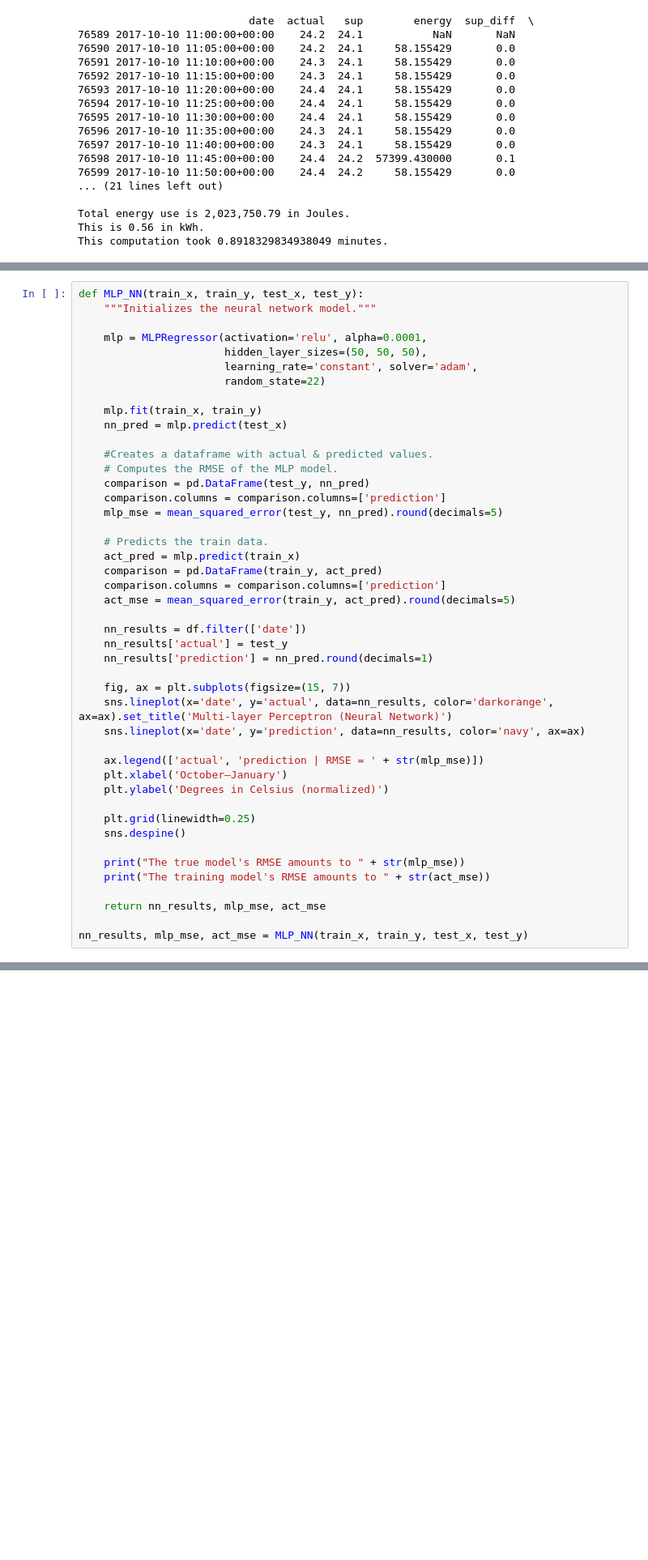
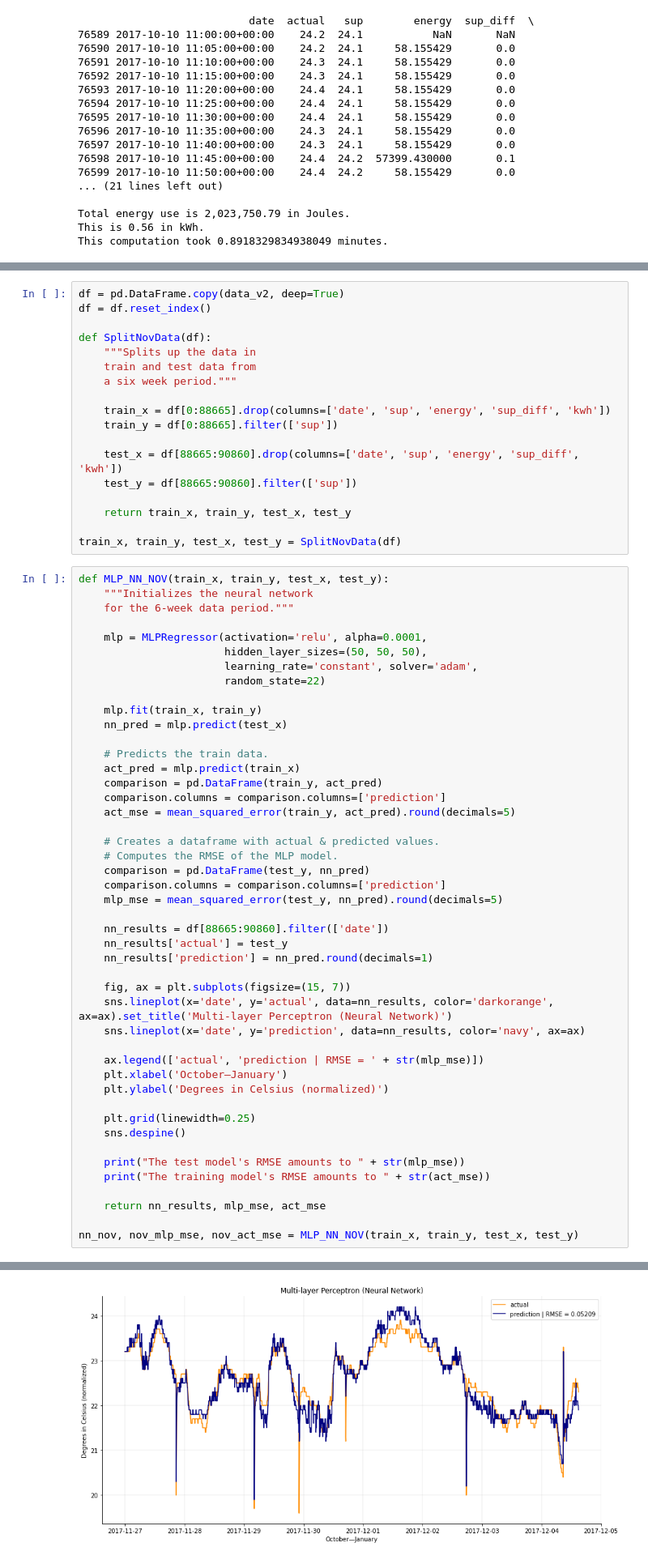
Before and after one commit to RoyyvB/ForecastTemperature, a Jupyter notebook: notebook.ipynb, the cells around one changed output, grey strips where cells are left out. Shown at 81% size. Drawn from its saved outputs; the diff is of its cells as text; blank space fills up the shorter version.

Commit message:
Modelled 6-week period data and computed RMSE of 0.5.

```diff
--- a/notebook.ipynb
+++ b/notebook.ipynb
@@ -515,6 +496,25 @@ train_x, train_y, test_x, test_y = SplitData(df)
+# %%
+df = pd.DataFrame.copy(data_v2, deep=True)
+df = df.reset_index()
+
+def SplitNovData(df):
+    """Splits up the data in
+    train and test data from
+    a six week period."""
+
+    train_x = df[0:88665].drop(columns=['date', 'sup', 'energy', 'sup_diff', 'kwh'])
+    train_y = df[0:88665].filter(['sup'])
+
+    test_x = df[88665:90860].drop(columns=['date', 'sup', 'energy', 'sup_diff', 'kwh'])
+    test_y = df[88665:90860].filter(['sup'])
+
+    return train_x, train_y, test_x, test_y
+
+train_x, train_y, test_x, test_y = SplitNovData(df)
 # %%
-def MLP_NN(train_x, train_y, test_x, test_y):
-    """Initializes the neural network model."""
+def MLP_NN_NOV(train_x, train_y, test_x, test_y):
+    """Initializes the neural network
+    for the 6-week data period."""
 
     mlp = MLPRegressor(activation='relu', alpha=0.0001,
                        hidden_layer_sizes=(50, 50, 50),
@@ -524,19 +524,19 @@ def MLP_NN(train_x, train_y, test_x, test_y):
     mlp.fit(train_x, train_y)
     nn_pred = mlp.predict(test_x)
 
-    #Creates a dataframe with actual & predicted values.
-    # Computes the RMSE of the MLP model.
-    comparison = pd.DataFrame(test_y, nn_pred)
-    comparison.columns = comparison.columns=['prediction']
-    mlp_mse = mean_squared_error(test_y, nn_pred).round(decimals=5)
-
     # Predicts the train data.
     act_pred = mlp.predict(train_x)
     comparison = pd.DataFrame(train_y, act_pred)
     comparison.columns = comparison.columns=['prediction']
     act_mse = mean_squared_error(train_y, act_pred).round(decimals=5)
 
-    nn_results = df.filter(['date'])
+    # Creates a dataframe with actual & predicted values.
+    # Computes the RMSE of the MLP model.
+    comparison = pd.DataFrame(test_y, nn_pred)
+    comparison.columns = comparison.columns=['prediction']
+    mlp_mse = mean_squared_error(test_y, nn_pred).round(decimals=5)
+
+    nn_results = df[88665:90860].filter(['date'])
     nn_results['actual'] = test_y
     nn_results['prediction'] = nn_pred.round(decimals=1)
 
@@ -551,10 +551,10 @@ def MLP_NN(train_x, train_y, test_x, test_y):
     plt.grid(linewidth=0.25)
     sns.despine()
 
-    print("The true model's RMSE amounts to " + str(mlp_mse))
+    print("The test model's RMSE amounts to " + str(mlp_mse))
     print("The training model's RMSE amounts to " + str(act_mse))
 
     return nn_results, mlp_mse, act_mse
 
-nn_results, mlp_mse, act_mse = MLP_NN(train_x, train_y, test_x, test_y)
+nn_nov, nov_mlp_mse, nov_act_mse = MLP_NN_NOV(train_x, train_y, test_x, test_y)
 # %% [output]
@@ -561,0 +563 @@ ValueError: Length of values (23689) does not match length of index (100278)
+[figure, added]
```
Also changed, not shown: parts of 5 cells of this notebook.
